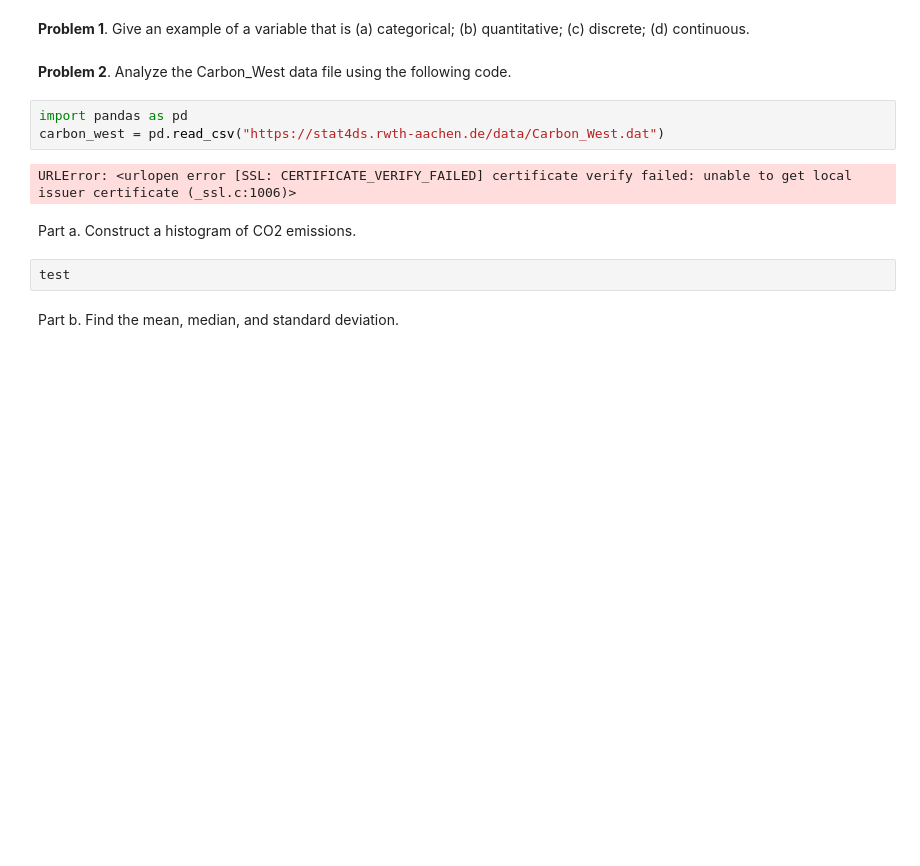
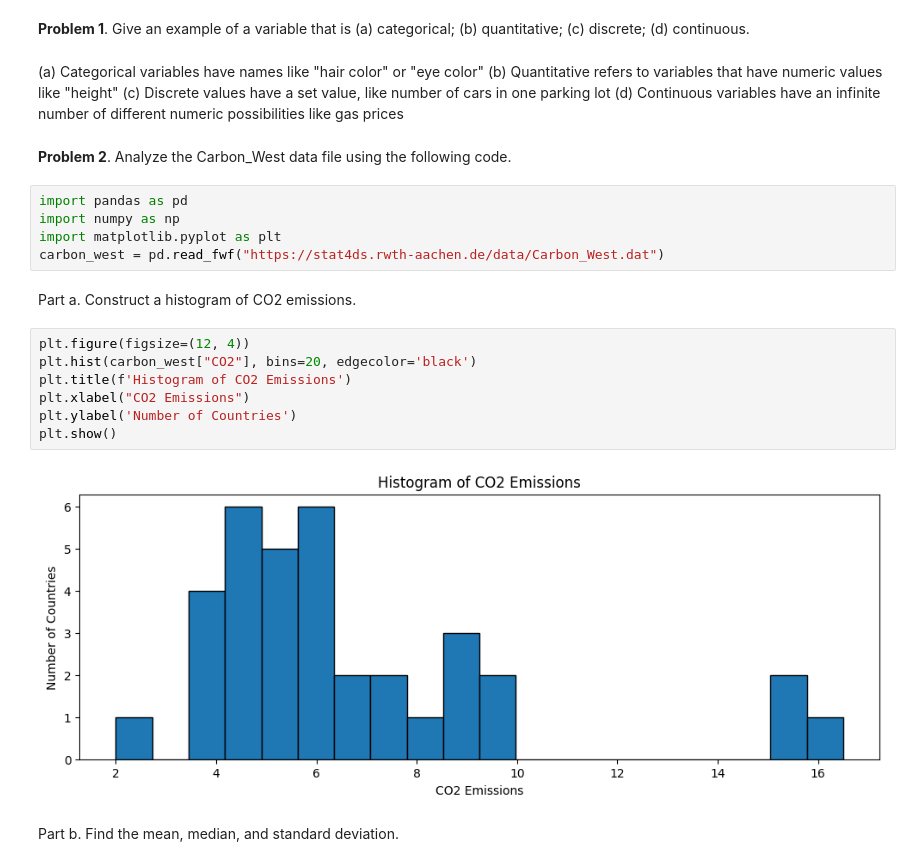
Before and after one commit to stat220/stat-220-hw1-rileyballard6, a Jupyter notebook: Stat_220_HW1.ipynb, the cells around one changed output. Drawn from its saved outputs; the diff is of its cells as text; blank space fills up the shorter version.

```diff
--- a/Stat_220_HW1.ipynb
+++ b/Stat_220_HW1.ipynb
@@ -2,16 +2,28 @@
 [![Open in Colab](https://colab.research.google.com/assets/colab-badge.svg)](https://colab.research.google.com/github/drbob-richardson/stat220/blob/main/Assignments/Stat_220_HW1.ipynb)
 # %% [markdown]
 **Problem 1**. Give an example of a variable that is (a) categorical; (b) quantitative; (c) discrete; (d) continuous.
+# %% [markdown]
+(a) Categorical variables have names like "hair color" or "eye color"
+(b) Quantitative refers to variables that have numeric values like "height"
+(c) Discrete values have a set value, like number of cars in one parking lot
+(d) Continuous variables have an infinite number of different numeric possibilities like gas prices
 # %% [markdown]
 **Problem 2**. Analyze the Carbon_West data file using the following code.
 # %%
 import pandas as pd
-carbon_west = pd.read_csv("https://stat4ds.rwth-aachen.de/data/Carbon_West.dat")
+import numpy as np
+import matplotlib.pyplot as plt
+carbon_west = pd.read_fwf("https://stat4ds.rwth-aachen.de/data/Carbon_West.dat")
-# %% [output]
-URLError: <urlopen error [SSL: CERTIFICATE_VERIFY_FAILED] certificate verify failed: unable to get local issuer certificate (_ssl.c:1006)>
 # %% [markdown]
 Part a. Construct a histogram of CO2 emissions.
-# %%
-test
+# %%
+plt.figure(figsize=(12, 4))
+plt.hist(carbon_west["CO2"], bins=20, edgecolor='black')
+plt.title(f'Histogram of CO2 Emissions')
+plt.xlabel("CO2 Emissions")
+plt.ylabel('Number of Countries')
+plt.show()
+# %% [output]
+[figure, added]
 # %% [markdown]
 Part b. Find the mean, median, and standard deviation.
```
Also changed, not shown: parts of 15 cells of this notebook.
